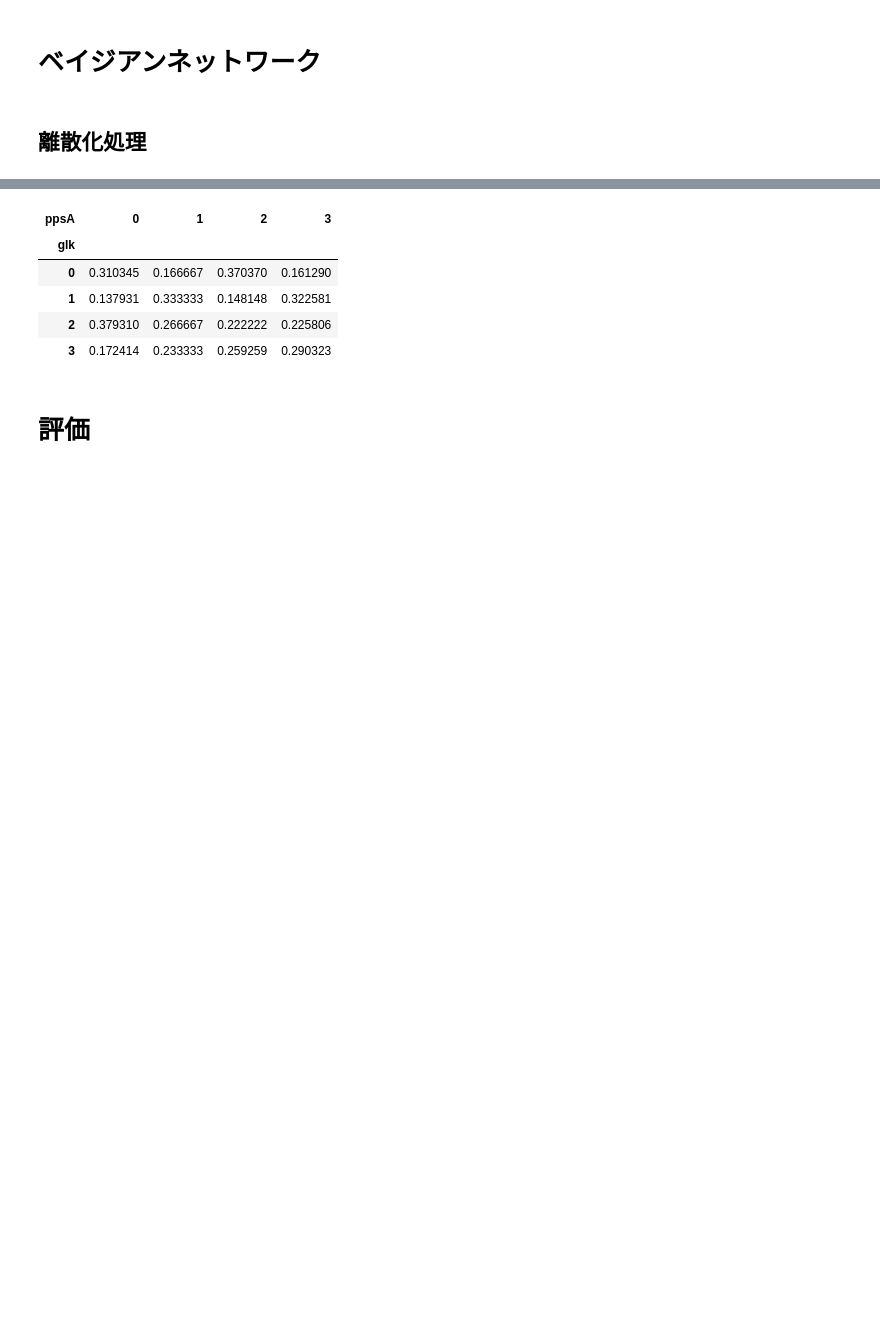
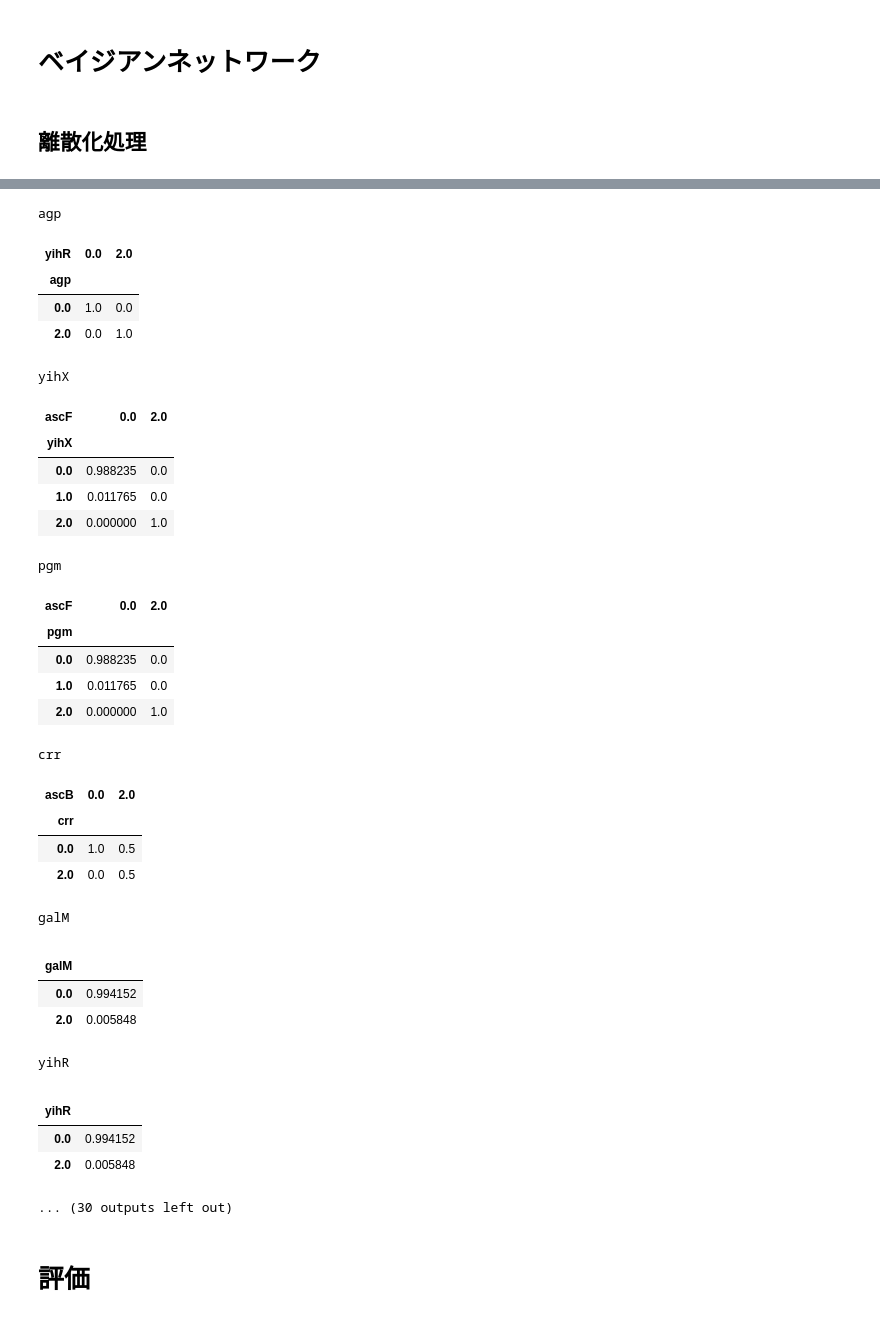
Before and after one commit to SanchanY/bn, a Jupyter notebook: work/bio_torch_CausalNext.ipynb, the cells around one changed output, grey strips where cells are left out. Cells and saved outputs as stored; diff of their text form; code cells hidden in the pictures; blank space fills up the shorter version.

```diff
--- a/work/bio_torch_CausalNext.ipynb
+++ b/work/bio_torch_CausalNext.ipynb
@@ -321,12 +244,41 @@ bn = bn.fit_cpds(train)
-# %%
-bn.cpds["glk"]
-# %% [output]
-| ppsA | 0 | 1 | 2 | 3 |
-| glk |  |  |  |  |
-| 0 | 0.310345 | 0.166667 | 0.370370 | 0.161290 |
-| 1 | 0.137931 | 0.333333 | 0.148148 | 0.322581 |
-| 2 | 0.379310 | 0.266667 | 0.222222 | 0.225806 |
-| 3 | 0.172414 | 0.233333 | 0.259259 | 0.290323 |
+# %%
+for i in range(len(nodes)):
+    print(nodes[i])
+    display(bn.cpds[nodes[i]])
+# %% [output]
+agp
+| yihR | 0.0 | 2.0 |
+| agp |  |  |
+| 0.0 | 1.0 | 0.0 |
+| 2.0 | 0.0 | 1.0 |
+yihX
+| ascF | 0.0 | 2.0 |
+| yihX |  |  |
+| 0.0 | 0.988235 | 0.0 |
+| 1.0 | 0.011765 | 0.0 |
+| 2.0 | 0.000000 | 1.0 |
+pgm
+| ascF | 0.0 | 2.0 |
+| pgm |  |  |
+| 0.0 | 0.988235 | 0.0 |
+| 1.0 | 0.011765 | 0.0 |
+| 2.0 | 0.000000 | 1.0 |
+crr
+| ascB | 0.0 | 2.0 |
+| crr |  |  |
+| 0.0 | 1.0 | 0.5 |
+| 2.0 | 0.0 | 0.5 |
+galM
+|  |  |
+| galM |  |
+| 0.0 | 0.994152 |
+| 2.0 | 0.005848 |
+yihR
+|  |  |
+| yihR |  |
+| 0.0 | 0.994152 |
+| 2.0 | 0.005848 |
+... (30 outputs left out)
 # %% [markdown]
 # 評価
 # %%
```
Also changed, not shown: parts of 26 cells of this notebook, 1 other file.
